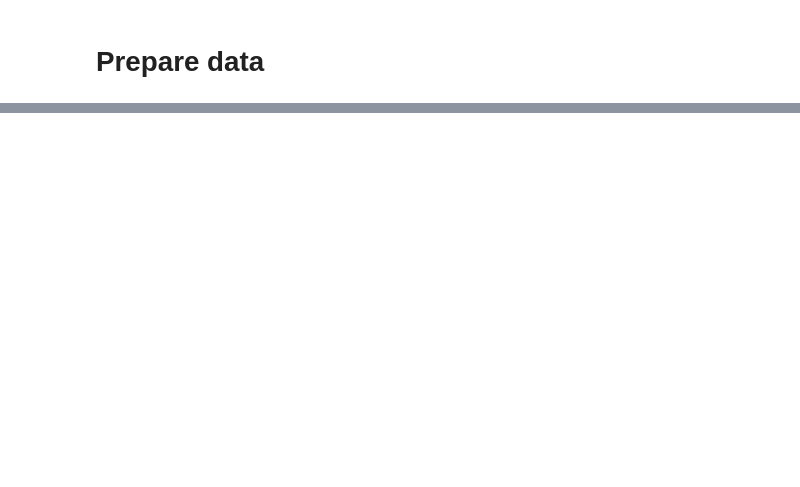
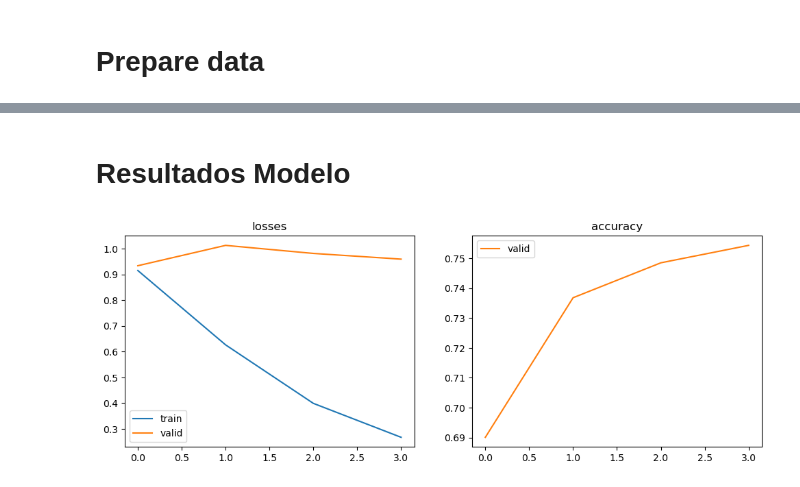
Before and after one commit to albertferre/nuwe-zero-deforestation-mission, a Jupyter notebook: main.ipynb, the cells around one changed output, grey strips where cells are left out. Drawn from its saved outputs; the diff is of its cells as text; code cells hidden in the pictures; blank space fills up the shorter version.

Commit message:
model trained

```diff
--- a/main.ipynb
+++ b/main.ipynb
@@ -62,0 +73,10 @@ dls.train.show_batch(figsize=DEFAULT_FIGSIZE)
+# %%
+# Train model for 10 epochs
+learn = vision_learner(
+    dls,
+    resnet34,
+    metrics=accuracy,
+    pretrained=True
+    )
+learn.dls.cpu()
+learn.fine_tune(epochs=4)
@@ -62,0 +91,2 @@ dls.train.show_batch(figsize=DEFAULT_FIGSIZE)
+# %% [markdown]
+# Resultados Modelo
@@ -62,0 +114,4 @@ dls.train.show_batch(figsize=DEFAULT_FIGSIZE)
+# %%
+learn.recorder.plot_metrics()
+# %% [output]
+[figure, added]
```
Also changed, not shown: parts of 12 cells of this notebook.
